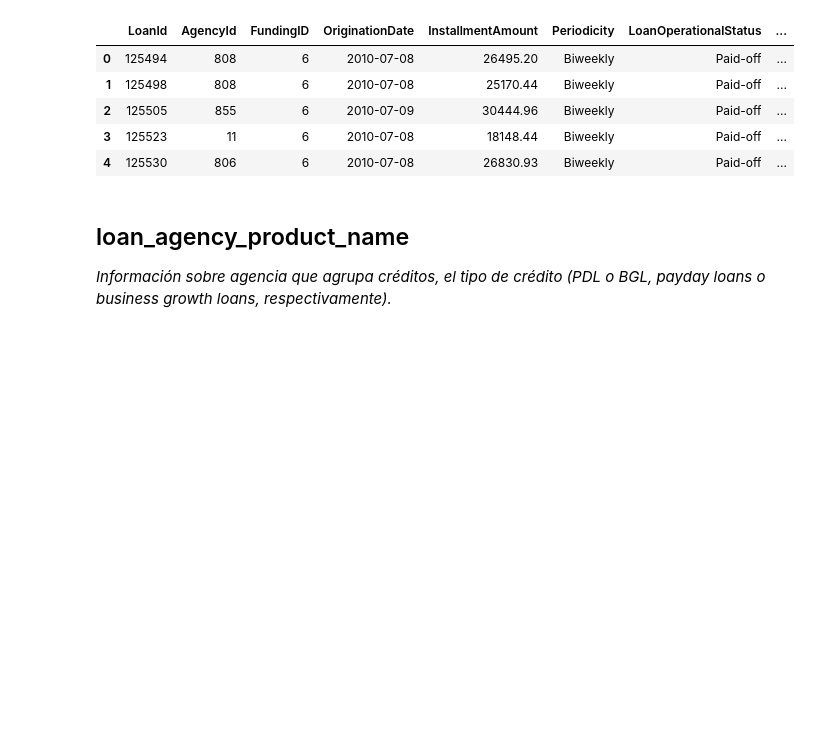
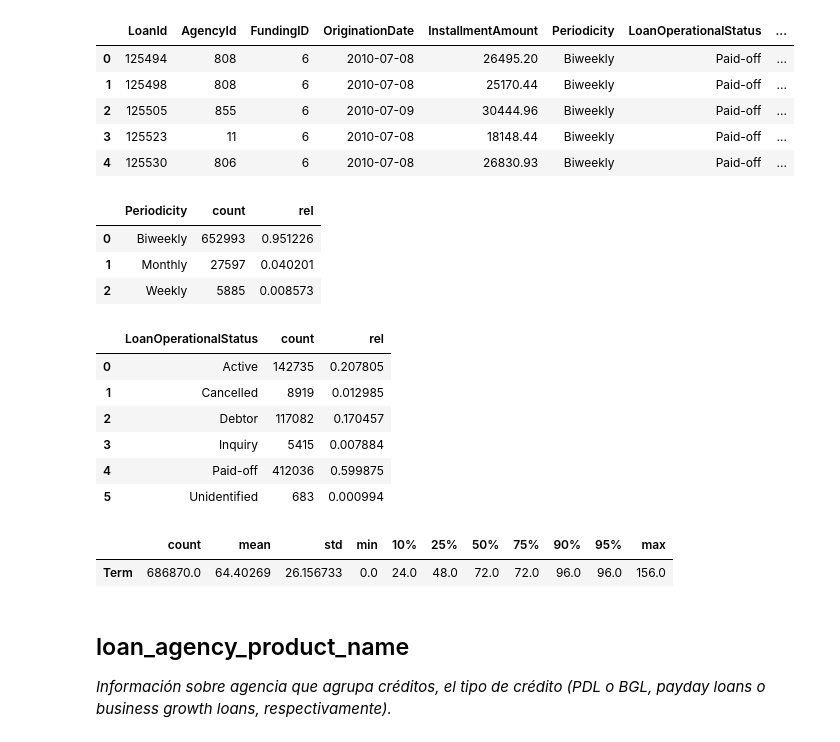
Before and after one commit to facupalavecino/hopp-time-series, a Jupyter notebook: notebooks/eda.ipynb, the cells around one changed output. Cells and saved outputs as stored; diff of their text form; code cells hidden in the pictures; blank space fills up the shorter version.

```diff
--- a/notebooks/eda.ipynb
+++ b/notebooks/eda.ipynb
@@ -32,6 +57,36 @@ funding.head()
 | 2 | 125505 | 855 | 6 | 2010-07-09 | 30444.96 | Biweekly | Paid-off | ... |
 | 3 | 125523 | 11 | 6 | 2010-07-08 | 18148.44 | Biweekly | Paid-off | ... |
 | 4 | 125530 | 806 | 6 | 2010-07-08 | 26830.93 | Biweekly | Paid-off | ... |
+# %%
+a = funding.groupby("Periodicity")["LoanId"].agg("count").reset_index().rename(columns={"LoanId": "count"})
+
+a["rel"] = a["count"] / a["count"].sum()
+
+a
+# %% [output]
+|  | Periodicity | count | rel |
+| 0 | Biweekly | 652993 | 0.951226 |
+| 1 | Monthly | 27597 | 0.040201 |
+| 2 | Weekly | 5885 | 0.008573 |
+# %%
+a = funding.groupby("LoanOperationalStatus")["LoanId"].agg("count").reset_index().rename(columns={"LoanId": "count"})
+
+a["rel"] = a["count"] / a["count"].sum()
+
+a
+# %% [output]
+|  | LoanOperationalStatus | count | rel |
+| 0 | Active | 142735 | 0.207805 |
+| 1 | Cancelled | 8919 | 0.012985 |
+| 2 | Debtor | 117082 | 0.170457 |
+| 3 | Inquiry | 5415 | 0.007884 |
+| 4 | Paid-off | 412036 | 0.599875 |
+| 5 | Unidentified | 683 | 0.000994 |
+# %%
+pd.DataFrame(funding.Term.describe(percentiles=[.1, .25, .5, .75, .9, .95])).T
+# %% [output]
+|  | count | mean | std | min | 10% | 25% | 50% | 75% | 90% | 95% | max |
+| Term | 686870.0 | 64.40269 | 26.156733 | 0.0 | 24.0 | 48.0 | 72.0 | 72.0 | 96.0 | 96.0 | 156.0 |
 # %% [markdown]
 ## loan_agency_product_name
 
```
Also changed, not shown: parts of 31 cells of this notebook, 7 other files.
